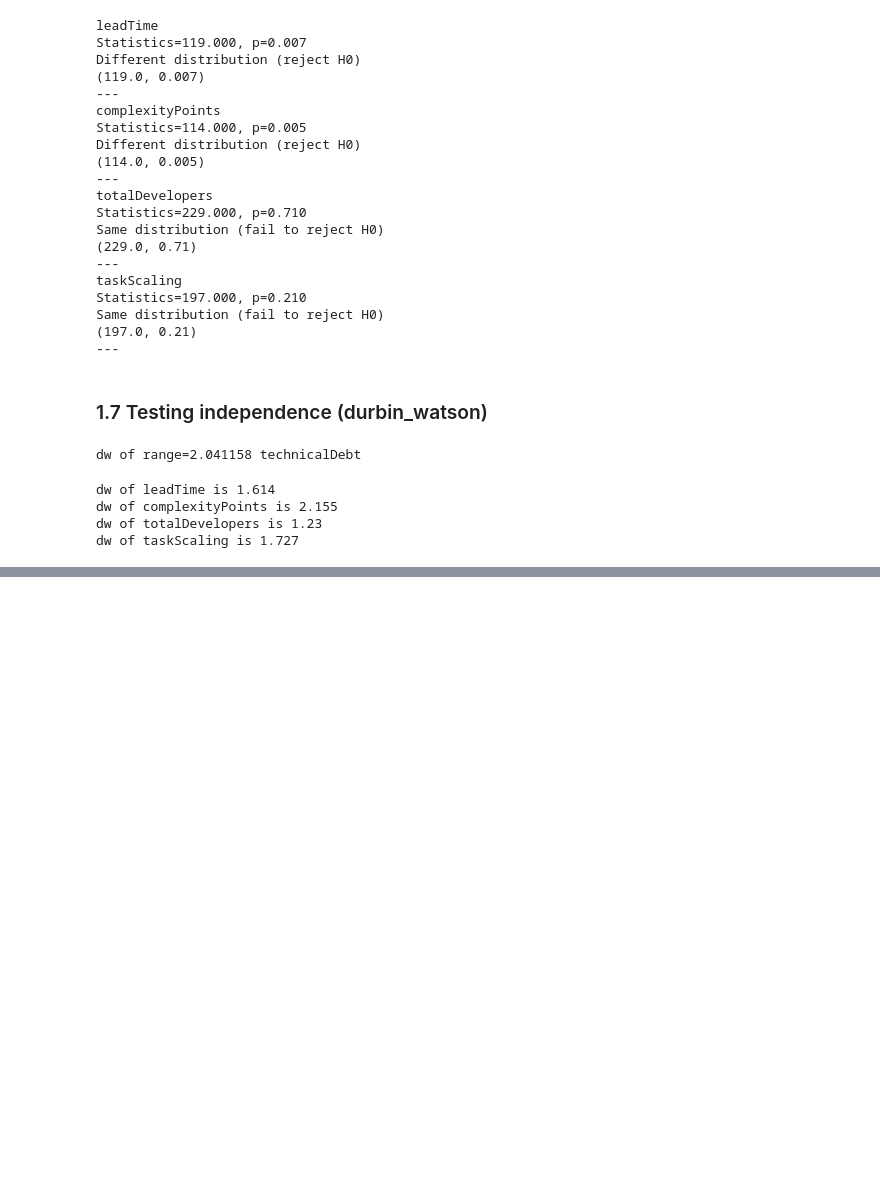
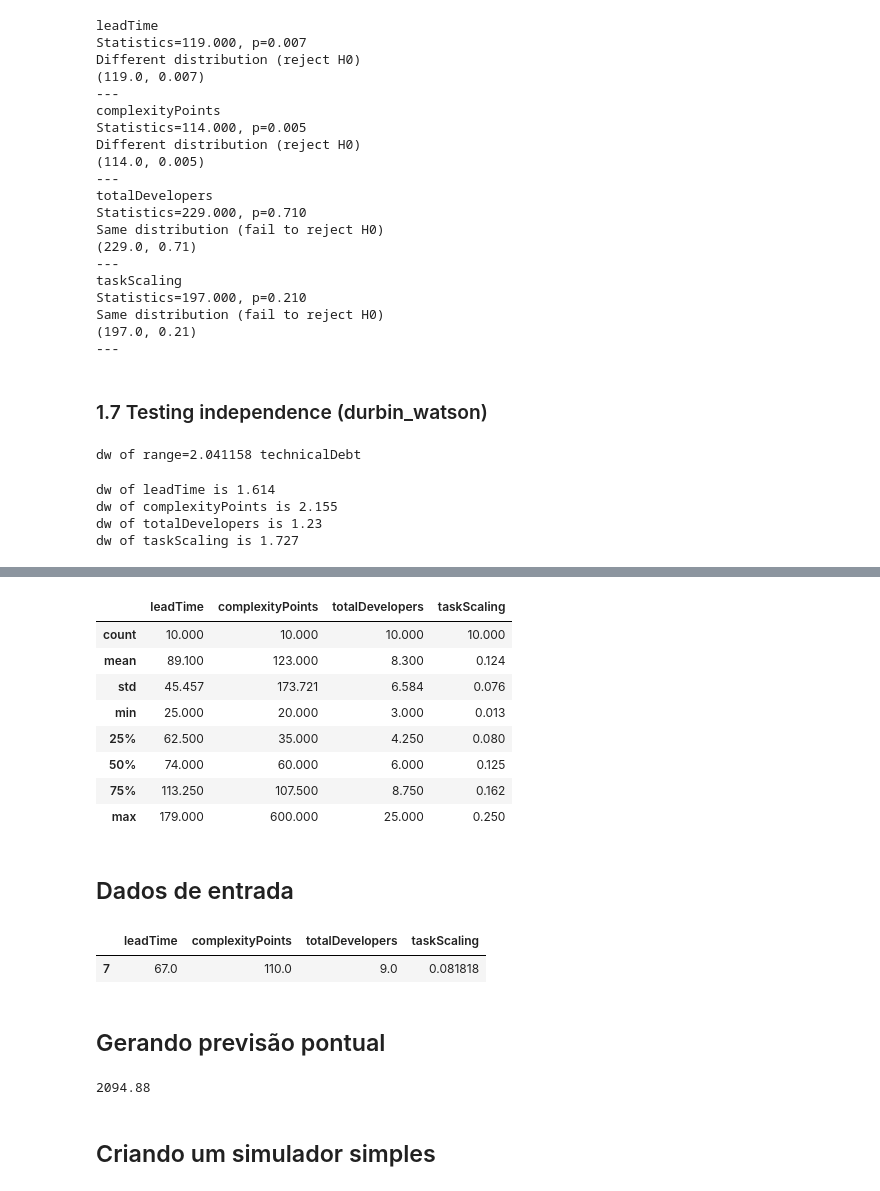
Before and after one commit to Technical-Debt-Large-Scale/tdmls, a Jupyter notebook: Análise da Tabela de Métricas-Normalizados.ipynb, the cells around one changed output, grey strips where cells are left out. Saved outputs shown, nothing was run; the diff lists cells and outputs as text; code cells hidden in the pictures; blank space fills up the shorter version.

```diff
--- a/Análise da Tabela de Métricas-Normalizados.ipynb
+++ b/Análise da Tabela de Métricas-Normalizados.ipynb
@@ -951,0 +1119,28 @@ dw of taskScaling is 1.727
+# %%
+X_test.describe().round(3)
+# %% [output]
+|  | leadTime | complexityPoints | totalDevelopers | taskScaling |
+| count | 10.000 | 10.000 | 10.000 | 10.000 |
+| mean | 89.100 | 123.000 | 8.300 | 0.124 |
+| std | 45.457 | 173.721 | 6.584 | 0.076 |
+| min | 25.000 | 20.000 | 3.000 | 0.013 |
+| 25% | 62.500 | 35.000 | 4.250 | 0.080 |
+| 50% | 74.000 | 60.000 | 6.000 | 0.125 |
+| 75% | 113.250 | 107.500 | 8.750 | 0.162 |
+| max | 179.000 | 600.000 | 25.000 | 0.250 |
+# %% [markdown]
+## Dados de entrada
+# %%
+entrada = X_test[0:1]
+entrada
+# %% [output]
+|  | leadTime | complexityPoints | totalDevelopers | taskScaling |
+| 7 | 67.0 | 110.0 | 9.0 | 0.081818 |
+# %% [markdown]
+## Gerando previsão pontual
+# %%
+modelo.predict(entrada)[0].round(3)
+# %% [output]
+2094.88
+# %% [markdown]
+## Criando um simulador simples
```
Also changed, not shown: parts of 70 cells of this notebook.
